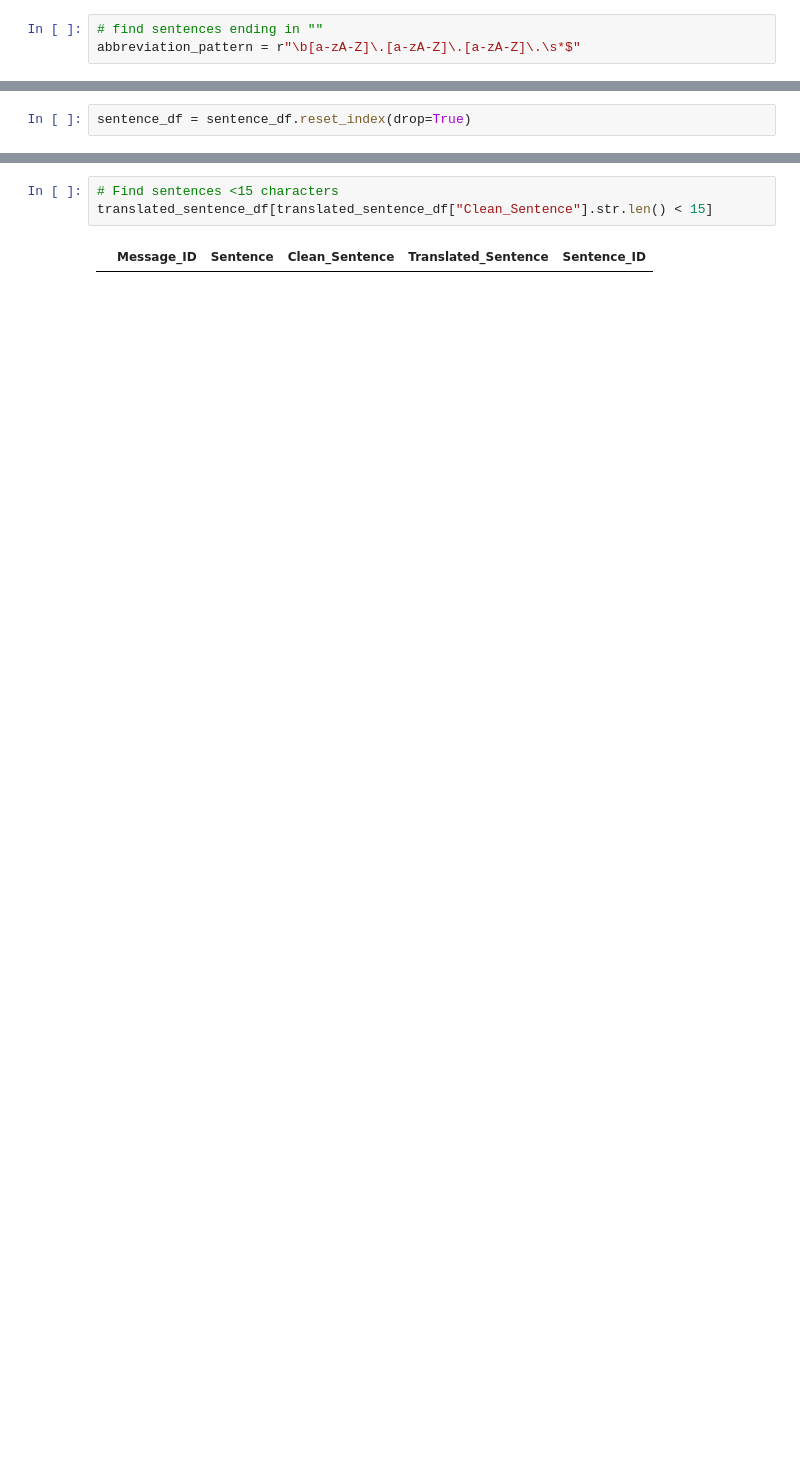
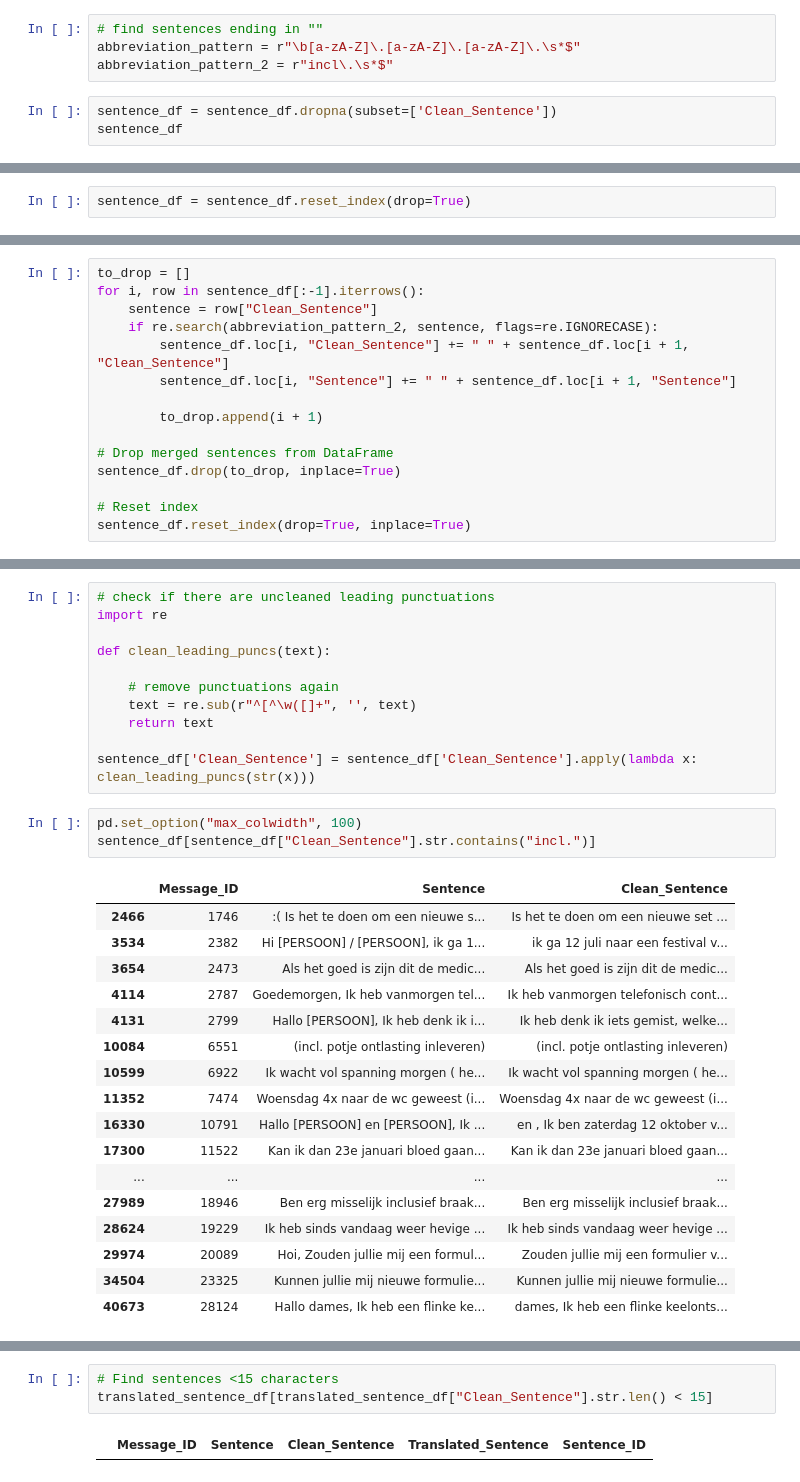
Before and after one commit to MaastrichtU-CDS/MyIBDcoachNLP, a Jupyter notebook: notebooks/Other/data_preparation.ipynb, the cells around one changed output, grey strips where cells are left out. Cells and saved outputs as stored; diff of their text form; blank space fills up the shorter version.

```diff
--- a/notebooks/Other/data_preparation.ipynb
+++ b/notebooks/Other/data_preparation.ipynb
@@ -267,3 +290,7 @@ sentence_df.to_excel("/workspace/mijnidbcoachnlp/data/analysis_data/sentence_dat
 # %%
 # find sentences ending in ""
 abbreviation_pattern = r"\b[a-zA-Z]\.[a-zA-Z]\.[a-zA-Z]\.\s*$"
+abbreviation_pattern_2 = r"incl\.\s*$"
+# %%
+sentence_df = sentence_df.dropna(subset=['Clean_Sentence'])
+sentence_df
@@ -292,0 +332,15 @@ len(sentence_df)
+# %%
+to_drop = []
+for i, row in sentence_df[:-1].iterrows():
+    sentence = row["Clean_Sentence"]
+    if re.search(abbreviation_pattern_2, sentence, flags=re.IGNORECASE):
+        sentence_df.loc[i, "Clean_Sentence"] += " " + sentence_df.loc[i + 1, "Clean_Sentence"]
+        sentence_df.loc[i, "Sentence"] += " " + sentence_df.loc[i + 1, "Sentence"]
+
+        to_drop.append(i + 1)
+
+# Drop merged sentences from DataFrame
+sentence_df.drop(to_drop, inplace=True)
+
+# Reset index
+sentence_df.reset_index(drop=True, inplace=True)
@@ -292,0 +351,32 @@ len(sentence_df)
+# %%
+# check if there are uncleaned leading punctuations
+import re
+
+def clean_leading_puncs(text):
+
+    # remove punctuations again
+    text = re.sub(r"^[^\w([]+", '', text)
+    return text
+
+sentence_df['Clean_Sentence'] = sentence_df['Clean_Sentence'].apply(lambda x: clean_leading_puncs(str(x)))
+# %%
+pd.set_option("max_colwidth", 100)
+sentence_df[sentence_df["Clean_Sentence"].str.contains("incl.")]
+# %% [output]
+|  | Message_ID | Sentence | Clean_Sentence |
+| 2466 | 1746 | :( Is het te doen om een nieuwe s... | Is het te doen om een nieuwe set ... |
+| 3534 | 2382 | Hi [PERSOON] / [PERSOON], ik ga 1... | ik ga 12 juli naar een festival v... |
+| 3654 | 2473 | Als het goed is zijn dit de medic... | Als het goed is zijn dit de medic... |
+| 4114 | 2787 | Goedemorgen, Ik heb vanmorgen tel... | Ik heb vanmorgen telefonisch cont... |
+| 4131 | 2799 | Hallo [PERSOON], Ik heb denk ik i... | Ik heb denk ik iets gemist, welke... |
+| 10084 | 6551 | (incl. potje ontlasting inleveren) | (incl. potje ontlasting inleveren) |
+| 10599 | 6922 | Ik wacht vol spanning morgen ( he... | Ik wacht vol spanning morgen ( he... |
+| 11352 | 7474 | Woensdag 4x naar de wc geweest (i... | Woensdag 4x naar de wc geweest (i... |
+| 16330 | 10791 | Hallo [PERSOON] en [PERSOON], Ik ... | en , Ik ben zaterdag 12 oktober v... |
+| 17300 | 11522 | Kan ik dan 23e januari bloed gaan... | Kan ik dan 23e januari bloed gaan... |
+| ... | ... | ... | ... |
+| 27989 | 18946 | Ben erg misselijk inclusief braak... | Ben erg misselijk inclusief braak... |
+| 28624 | 19229 | Ik heb sinds vandaag weer hevige ... | Ik heb sinds vandaag weer hevige ... |
+| 29974 | 20089 | Hoi, Zouden jullie mij een formul... | Zouden jullie mij een formulier v... |
+| 34504 | 23325 | Kunnen jullie mij nieuwe formulie... | Kunnen jullie mij nieuwe formulie... |
+| 40673 | 28124 | Hallo dames, Ik heb een flinke ke... | dames, Ik heb een flinke keelonts... |
```
Also changed, not shown: parts of 29 cells of this notebook, 2 other files.
